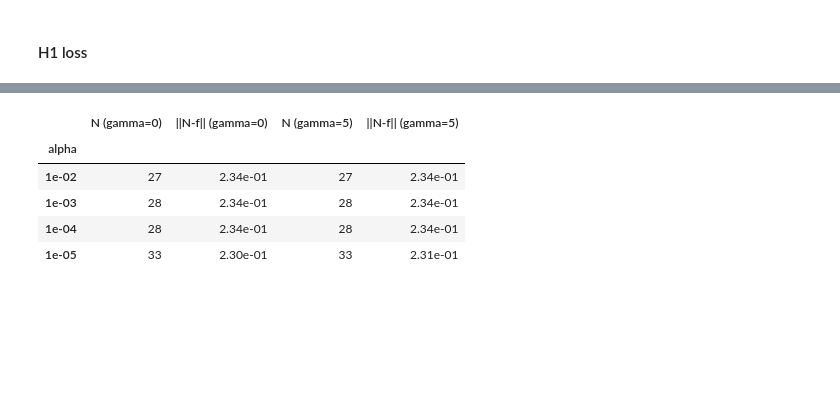
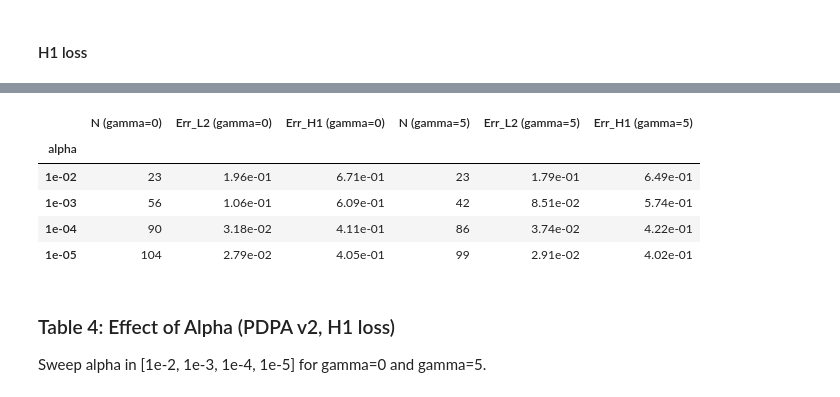
Before and after one commit to KeWu5678/NNforHJB, a Jupyter notebook: notebook/pdpa_vdp.ipynb, the cells around one changed output, grey strips where cells are left out. Cells and saved outputs as stored; diff of their text form; code cells hidden in the pictures; blank space fills up the shorter version.

Commit message:
updated the experiment for the paper

```diff
--- a/notebook/pdpa_vdp.ipynb
+++ b/notebook/pdpa_vdp.ipynb
@@ -199,10 +274,31 @@ Logged: run_id=dcfe141e8e7e4186952a3fa2a6f7aec5
 import pickle
 import pandas as pd
 import numpy as np
+from datetime import date
+from pathlib import Path
+import glob as _glob
 
-with open("models/experiment_9.pkl", "rb") as f:
+def make_fname(algo, act, loss, alpha_str, gamma_str, dt, seed):
+    return f"models/{algo}_activation={act}_loss={loss}_alpha={alpha_str}_gamma={gamma_str}_{dt}_seed{seed}.pkl"
+
+def find_fname(algo, act, loss, alpha_str, gamma_str, seed):
+    """Find the most recent file matching the pattern (any date)."""
+    pattern = f"models/{algo}_activation={act}_loss={loss}_alpha={alpha_str}_gamma={gamma_str}_*_seed{seed}.pkl"
+    matches = sorted(_glob.glob(pattern))
+    if not matches:
+        raise FileNotFoundError(f"No file matching: {pattern}")
+    return matches[-1]  # most recent date
+
+dt = date.today().strftime('%Y%m%d')
+fname_l2 = find_fname("pdpav2", activation.__name__, "l2", f"{alpha:.0e}", "sweep", seed)
+fname_h1 = find_fname("pdpav2", activation.__name__, "h1", f"{alpha:.0e}", "sweep", seed)
+
+print(f"Loading L2: {fname_l2}")
+print(f"Loading H1: {fname_h1}")
+
+with open(fname_l2, "rb") as f:
     results_l2_loaded = pickle.load(f)
-with open("models/experiment_10.pkl", "rb") as f:
+with open(fname_h1, "rb") as f:
     results_h1_loaded = pickle.load(f)
 
 def extract_table1_row(result):
@@ -257,7 +353,8 @@ for r in results_l2_loaded:
     rows.append({
         'gamma': r['gamma'],
         'N': r['best_neurons'],
-        '||N-f||': f"{r['err_l2_train'][bi]:.2e}",
+        'Err_L2': f"{r['err_l2_train'][bi]:.2e}",
+        'Err_H1': f"{r['err_h1_train'][bi]:.2e}",
     })
 
 gamma_df = pd.DataFrame(rows).set_index('gamma')
@@ -301,6 +398,17 @@ for a in alphas:
         bi = result['best_iteration']
         print(f"alpha={a:.0e}, gamma={g}: N={result['best_neurons']}, err_l2={result['err_l2_train'][bi]:.2e}")
 
-with open("models/experiment_13.pkl", "wb") as f:
+fname = (
+    f"models/pdpav2"
+    f"_activation={activation.__name__}"
+    f"_loss=l2"
+    f"_alpha=sweep"
+    f"_gamma={'_'.join(str(g) for g in gammas_alpha)}"
+    f"_{date.today().strftime('%Y%m%d')}"
+    f"_seed{seed}.pkl"
+)
+print(f"Saving to: {fname}")
+
+with open(fname, "wb") as f:
     pickle.dump(results_alpha_v2, f)
 # %% [output]
@@ -416,20 +424,25 @@ alpha=1e-04, gamma=5: N=28, err_l2=2.34e-01
 # %%
 rows = []
 for a in alphas:
     row = {'alpha': f"{a:.0e}"}
     for g in gammas_alpha:
         r = results_alpha_v2[(a, g)]
         bi = r['best_iteration']
         row[f'N (gamma={g})'] = r['best_neurons']
-        row[f'||N-f|| (gamma={g})'] = f"{r['err_l2_train'][bi]:.2e}"
+        row[f'Err_L2 (gamma={g})'] = f"{r['err_l2_train'][bi]:.2e}"
+        row[f'Err_H1 (gamma={g})'] = f"{r['err_h1_train'][bi]:.2e}"
     rows.append(row)
 
 alpha_df = pd.DataFrame(rows).set_index('alpha')
 display(alpha_df)
 # %% [output]
-|  | N (gamma=0) | ||N-f|| (gamma=0) | N (gamma=5) | ||N-f|| (gamma=5) |
-| alpha |  |  |  |  |
-| 1e-02 | 27 | 2.34e-01 | 27 | 2.34e-01 |
-| 1e-03 | 28 | 2.34e-01 | 28 | 2.34e-01 |
-| 1e-04 | 28 | 2.34e-01 | 28 | 2.34e-01 |
-| 1e-05 | 33 | 2.30e-01 | 33 | 2.31e-01 |
+|  | N (gamma=0) | Err_L2 (gamma=0) | Err_H1 (gamma=0) | N (gamma=5) | Err_L2 (gamma=5) | Err_H1 (gamma=5) |
+| alpha |  |  |  |  |  |  |
+| 1e-02 | 23 | 1.96e-01 | 6.71e-01 | 23 | 1.79e-01 | 6.49e-01 |
+| 1e-03 | 56 | 1.06e-01 | 6.09e-01 | 42 | 8.51e-02 | 5.74e-01 |
+| 1e-04 | 90 | 3.18e-02 | 4.11e-01 | 86 | 3.74e-02 | 4.22e-01 |
+| 1e-05 | 104 | 2.79e-02 | 4.05e-01 | 99 | 2.91e-02 | 4.02e-01 |
+# %% [markdown]
+### Table 4: Effect of Alpha (PDPA v2, H1 loss)
+
+Sweep alpha in [1e-2, 1e-3, 1e-4, 1e-5] for gamma=0 and gamma=5.
```
Also changed, not shown: parts of 65 cells of this notebook, 41 other files.
